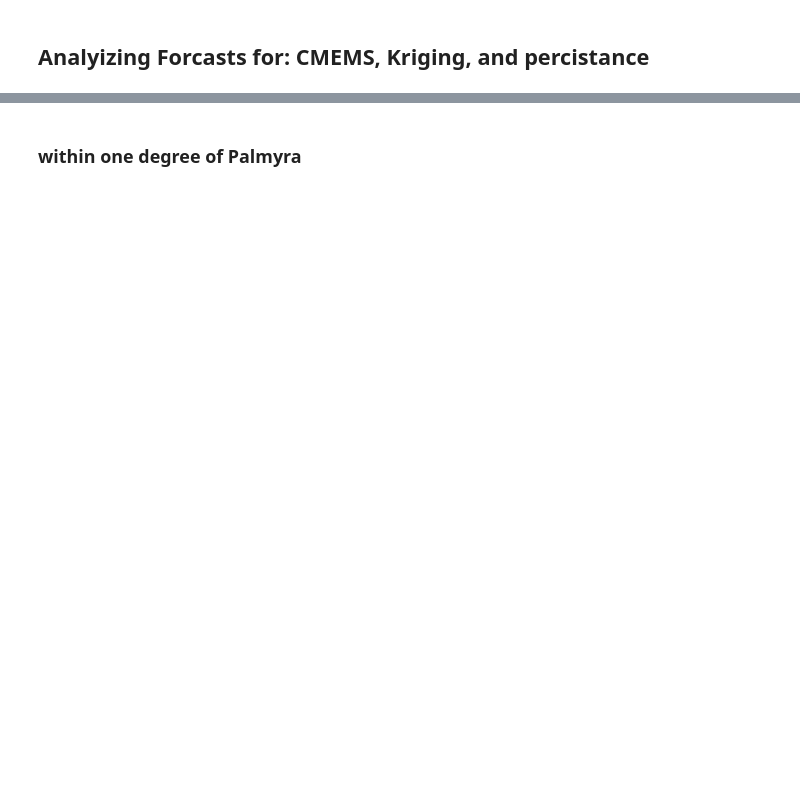
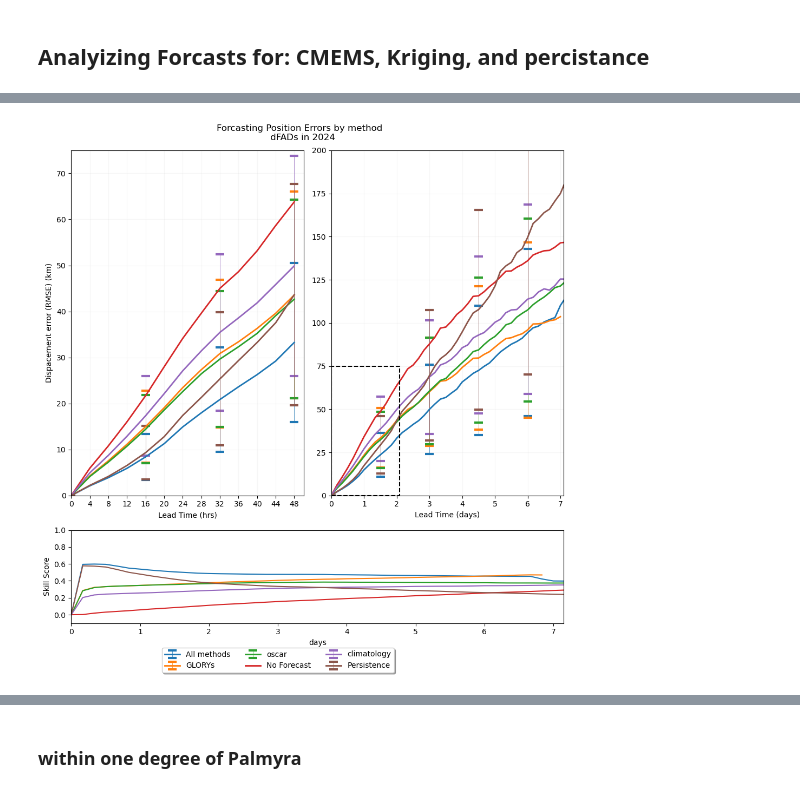
Before and after one commit to Colin-zerfass/fate-core, a Jupyter notebook: Code/Parcels/Output_analyze.ipynb, the cells around one changed output, grey strips where cells are left out. Cells and saved outputs as stored; diff of their text form; code cells hidden in the pictures; blank space fills up the shorter version.

Commit message:
Updated output analzie with skill score and to loop through datasets. Added visuals for figure 1 in papper and animations in active_dFADs

```diff
--- a/Code/Parcels/Output_analyze.ipynb
+++ b/Code/Parcels/Output_analyze.ipynb
@@ -89,18 +37,0 @@ def haversine_df(df, lat1='lat1', lon1='lon1', lat2='lat2', lon2='lon2', radius=
-# %%
-ds['error_lat'] = (ds["lat_true"] - ds["lat_forcast"]).abs()
-ds['error_lon'] = (ds['lon_true'] -ds['lon_forcast']).abs()
-ds['error_km'] = haversine_df(ds, "lat_true", "lon_true", "lat_forcast", "lon_forcast")
-ds2['error_km'] = haversine_df(ds2, "lat_true", "lon_true", "lat_forcast", "lon_forcast")
-ds3["error_km"] = haversine_df(ds3,  "lat_true", "lon_true", "lat_forcast", "lon_forcast")
-ds4["error_km"] = haversine_df(ds4,  "lat_true", "lon_true", "lat_forcast", "lon_forcast")
-ds5["error_km"] = haversine_df(ds5,  "lat_true", "lon_true", "lat_forcast", "lon_forcast")
-# ds6["error_km"] = haversine_df(ds6,  "lat_true", "lon_true", "lat_forcast", "lon_forcast")
-# ds7["error_km"] = haversine_df(ds7,  "lat_true", "lon_true", "lat_forcast", "lon_forcast")
-# ds8["error_km"] = haversine_df(ds8,  "lat_true", "lon_true", "lat_forcast", "lon_forcast")
-# ds9["error_km"] = haversine_df(ds9,  "lat_true", "lon_true", "lat_forcast", "lon_forcast")
-# ds10["error_km"] = haversine_df(ds10,  "lat_true", "lon_true", "lat_forcast", "lon_forcast")
-# ds11["error_km"] = haversine_df(ds11,  "lat_true", "lon_true", "lat_forcast", "lon_forcast")
-# %%
-def calculate_rmse(group):
-    rmse = np.sqrt((group["error_km"]**2).mean())
-    return rmse
@@ -251,0 +130,65 @@ Error:
+# %%
+from matplotlib.patches import ConnectionPatch
+
+fig = plt.figure(figsize=(10,10))
+gs = gridspec.GridSpec(3, 2, width_ratios=[3,3], height_ratios= [5,5,3])
+labels = ['All methods','GLORYs', 'oscar', 'No Forecast', 'climatology', 'Persistence' ]
+colors = ['red', 'green', 'blue', 'k', 'orange', 'purple']
+bins = np.linspace(0,8*24,2*24+1)
+if skill_score == True:
+    ax0 = fig.add_subplot(gs[:2,0])
+    ax1 = fig.add_subplot(gs[:2,1])
+    ax2 = fig.add_subplot(gs[2,:])
+    #ax3 = fig.add_subplot(gs[2,1])
+else:
+    ax0 = fig.add_subplot(gs[:,0])
+    ax1 = fig.add_subplot(gs[:,1])
+
+for i in range(len(dslist)):
+    yerr0 = stds[i][:13]
+    yerr1 = stds[i][:]
+    if labels[i] == 'No Forecast':
+        yerr0 = None
+        yerr1 =  None
+    ax0.errorbar(bins[0:13], ltes[i][:13], lw = 2, yerr = yerr0,
+                 capsize = 6  , errorevery=4, elinewidth= 0.5, mew = 3)
+    ax1.errorbar(bins[:]/24, ltes[i][:], lw =2, yerr = yerr1 , label = labels[i],
+                 capsize = 6  , errorevery=9, elinewidth= 0.5, mew = 3)
+    if skill_score == True:
+        ax2.plot(bins[:]/24, sss[i])
+        #ax3.plot(bins[:7], sss[i][:7])
+
+#limits
+ax0.set_xticks(np.linspace(0,52,14))
+ax0.set_xlim(0,50)
+ax0.set_ylim(0,75)
+#ax0.set_ylim(0,150)
+ax1.set_xlim(0,7.1)
+ax1.set_ylim(0,200)
+ax1.set_xticks(np.linspace(0,7,8))
+
+ax0.set_ylabel("Dispacement error (RMSE) (km)")
+ax0.set_xlabel("Lead Time (hrs)")
+ax1.set_xlabel("Lead Time (days)")
+ax0.grid(alpha = 0.1)
+ax1.grid(alpha = 0.1)
+
+# Draw on ax1 the same data-window shown in ax0 (ax0 x is hours, ax1 x is days)
+x0_hr, x1_hr = ax0.get_xlim()
+y0, y1 = ax0.get_ylim()
+
+zoom_box = plt.Rectangle((x0_hr / 24.0, y0), (x1_hr - x0_hr) / 24.0, y1 - y0,
+                         fill=False, edgecolor="black", linestyle="--", linewidth=1.5, zorder=10)
+ax1.add_patch(zoom_box)
+if skill_score == True:
+    ax2.set(xlim = [0,7.15],ylim = [-0.1,1], ylabel = 'Skill Score', xlabel ='days')
+    #ax3.set(xlim = [-1,25], ylim = [-0.1,1], ylabel = 'Skill Score', xlabel ='hours', xticks=np.linspace(0,24,7))
+
+fig.legend(loc='upper center', bbox_to_anchor=(3.2/7, 0.02),
+          fancybox=True, shadow=True, ncol=3)
+fig.suptitle("Forcasting Position Errors by method \n dFADs in 2024")
+fig.set_facecolor("#FFFFFF")
+fig.tight_layout()
+#fig.savefig(r"C:\FATE\Figures\Winter_update_presentation\Leadtime_dynamical.png")
+# %% [output]
+[figure, added]
```
Also changed, not shown: parts of 35 cells of this notebook, 4 other files.
